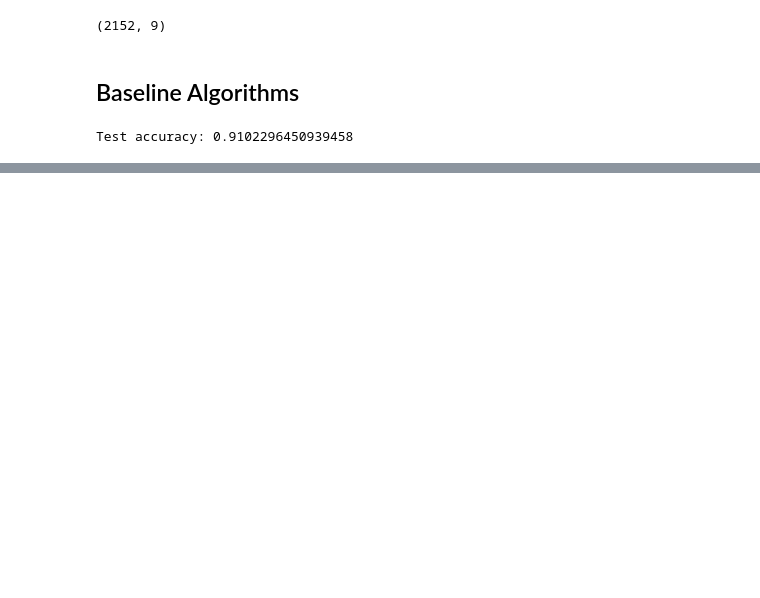
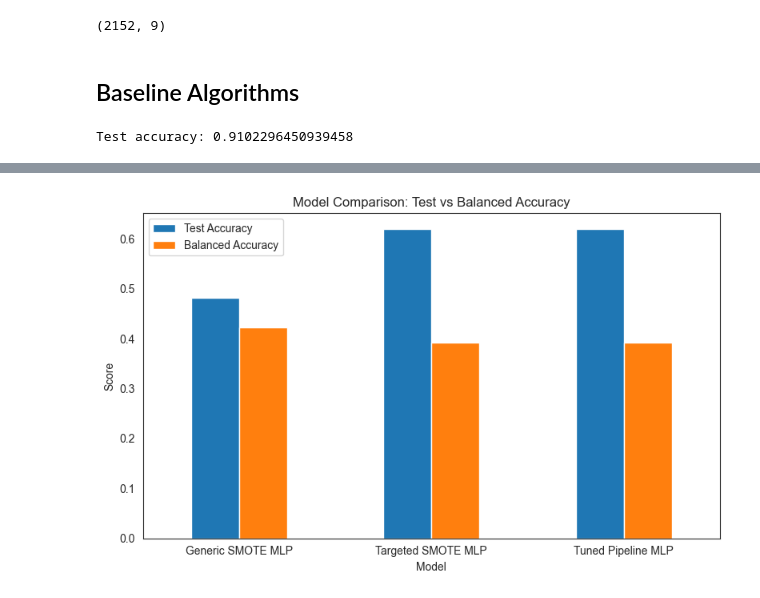
Before and after one commit to FreeYungHammy/MLG382-Project1, a Jupyter notebook: MLG_382_BrightPath.ipynb, the cells around one changed output, grey strips where cells are left out. Cells and saved outputs as stored; diff of their text form; code cells hidden in the pictures; blank space fills up the shorter version.

```diff
--- a/MLG_382_BrightPath.ipynb
+++ b/MLG_382_BrightPath.ipynb
@@ -658,0 +670,4 @@ Test accuracy: 0.9102296450939458
+# %%
+# 1: Generic SMOTE balancing
+smote = SMOTE(random_state=RANDOM_STATE)
+X_res, y_res = smote.fit_resample(X_train, y_train)
@@ -658,0 +874,26 @@ Test accuracy: 0.9102296450939458
+# %%
+from sklearn.metrics import accuracy_score, balanced_accuracy_score, recall_score
+
+# each models metrics
+models = {
+    "Generic SMOTE MLP":       mlp_gen,
+    "Targeted SMOTE MLP":      mlp_targ,
+    "Tuned Pipeline MLP":      best_pipe
+}
+
+records = []
+for name, mdl in models.items():
+    # picking the right X/y for the model
+    X_eval = X_res if name=="Generic SMOTE MLP" else (X_res2 if name=="Targeted SMOTE MLP" else X_test)
+    y_eval = y_res if name=="Generic SMOTE MLP" else (y_res2 if name=="Targeted SMOTE MLP" else y_test)
+
+    y_pred = mdl.predict(X_test)
+    records.append({
+        "Model":             name,
+        "Test Accuracy":     accuracy_score(y_test, y_pred),
+        "Balanced Accuracy": balanced_accuracy_score(y_test, y_pred),
+        "Class_0 Recall":    recall_score(y_test, y_pred, labels=[0], average="macro")
+    })
+
+df_summary = pd.DataFrame(records).set_index("Model")
+display(df_summary)
@@ -658,0 +906,14 @@ Test accuracy: 0.9102296450939458
+# %%
+# overall metrics with a bar chart
+ax = df_summary[['Test Accuracy', 'Balanced Accuracy']].plot(
+    kind='bar', figsize=(8, 5)
+)
+
+ax.set_ylabel("Score")
+ax.set_title("Model Comparison: Test vs Balanced Accuracy")
+ax.set_xticklabels(df_summary.index, rotation=0)
+ax.legend(loc="best")
+plt.tight_layout()
+plt.show()
+# %% [output]
+[figure, added]
```
Also changed, not shown: parts of 13 cells of this notebook, 5 other files.
